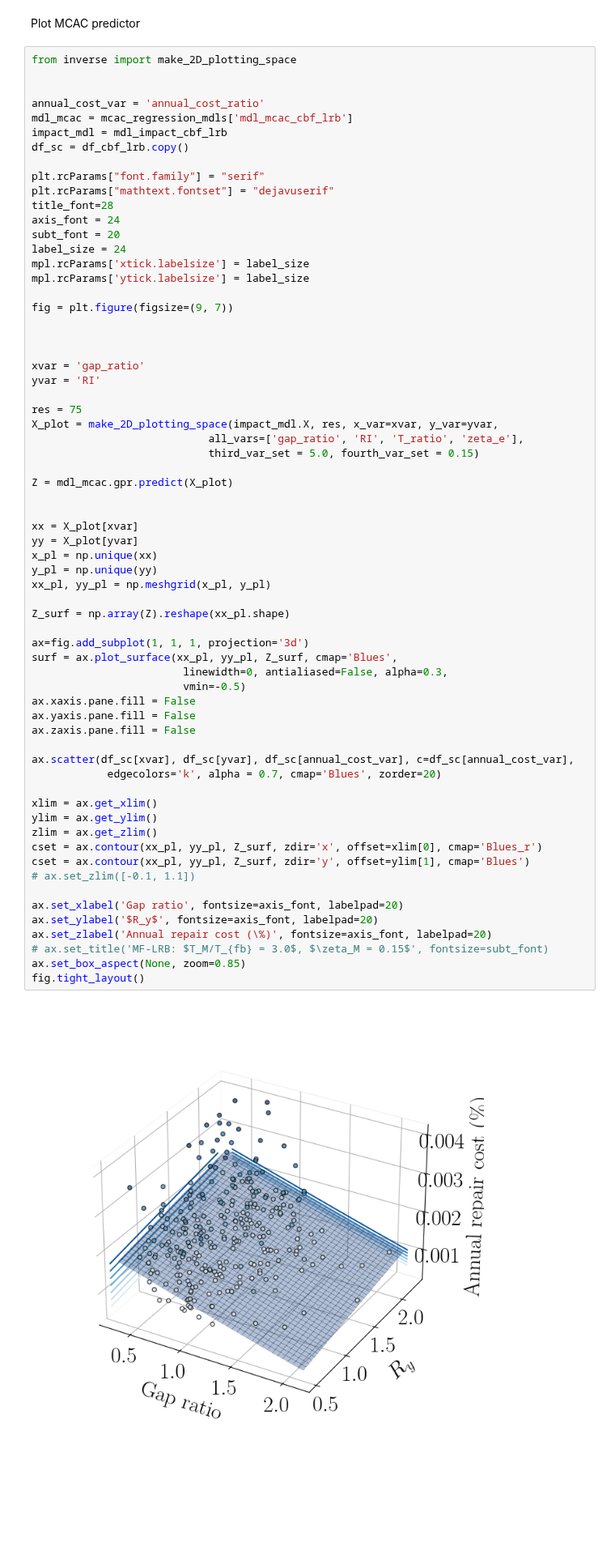
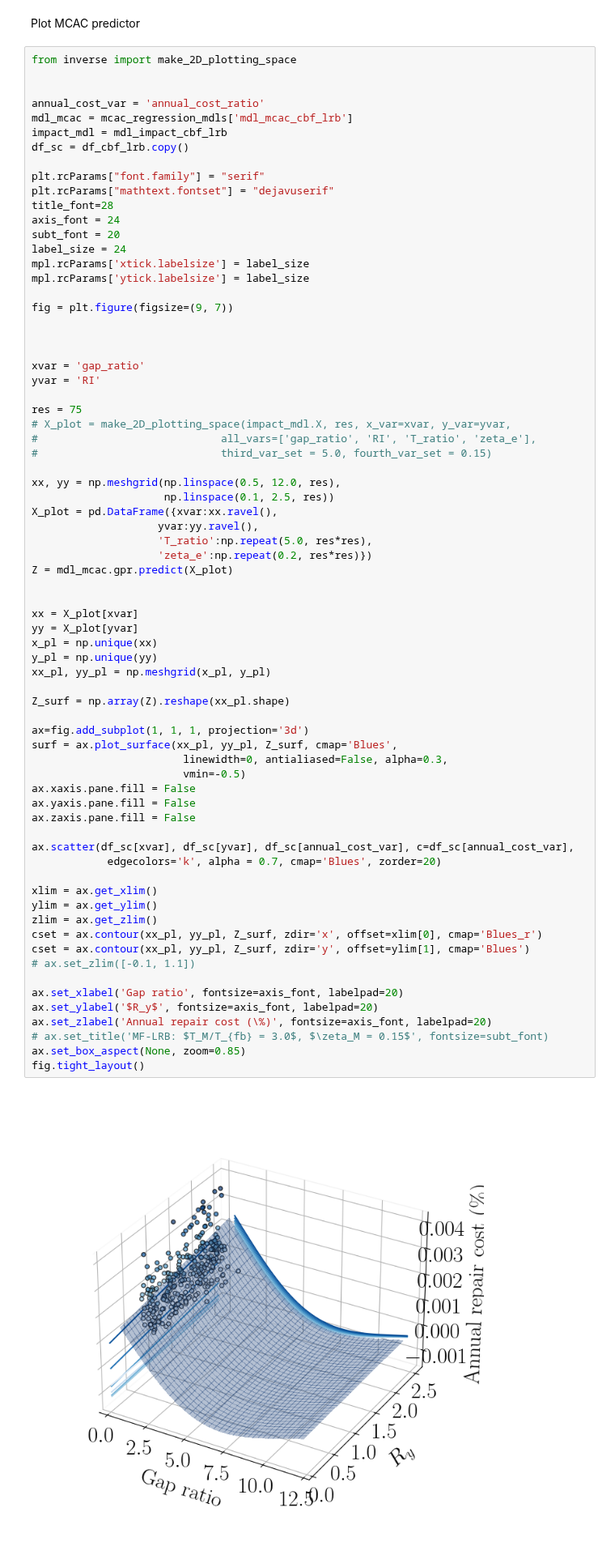
Before and after one commit to hgp297/isol-sys-database, a Jupyter notebook: src/analyses/time_anly.ipynb, the cells around one changed output. Shown at 81% size. Drawn from its saved outputs; the diff is of its cells as text; blank space fills up the shorter version.

```diff
--- a/src/analyses/time_anly.ipynb
+++ b/src/analyses/time_anly.ipynb
@@ -1142,10 +1142,16 @@ xvar = 'gap_ratio'
 yvar = 'RI'
 
 res = 75
-X_plot = make_2D_plotting_space(impact_mdl.X, res, x_var=xvar, y_var=yvar,
-                            all_vars=['gap_ratio', 'RI', 'T_ratio', 'zeta_e'],
-                            third_var_set = 5.0, fourth_var_set = 0.15)
+# X_plot = make_2D_plotting_space(impact_mdl.X, res, x_var=xvar, y_var=yvar,
+#                             all_vars=['gap_ratio', 'RI', 'T_ratio', 'zeta_e'],
+#                             third_var_set = 5.0, fourth_var_set = 0.15)
 
+xx, yy = np.meshgrid(np.linspace(0.5, 12.0, res),
+                     np.linspace(0.1, 2.5, res))
+X_plot = pd.DataFrame({xvar:xx.ravel(),
+                    yvar:yy.ravel(),
+                    'T_ratio':np.repeat(5.0, res*res),
+                    'zeta_e':np.repeat(0.2, res*res)})
 Z = mdl_mcac.gpr.predict(X_plot)
 
 
@@ -1155,34 +1161,34 @@ x_pl = np.unique(xx)
 y_pl = np.unique(yy)
 xx_pl, yy_pl = np.meshgrid(x_pl, y_pl)
 
 Z_surf = np.array(Z).reshape(xx_pl.shape)
 
 ax=fig.add_subplot(1, 1, 1, projection='3d')
 surf = ax.plot_surface(xx_pl, yy_pl, Z_surf, cmap='Blues',
                         linewidth=0, antialiased=False, alpha=0.3,
                         vmin=-0.5)
 ax.xaxis.pane.fill = False
 ax.yaxis.pane.fill = False
 ax.zaxis.pane.fill = False
 
 ax.scatter(df_sc[xvar], df_sc[yvar], df_sc[annual_cost_var], c=df_sc[annual_cost_var],
             edgecolors='k', alpha = 0.7, cmap='Blues', zorder=20)
 
 xlim = ax.get_xlim()
 ylim = ax.get_ylim()
 zlim = ax.get_zlim()
 cset = ax.contour(xx_pl, yy_pl, Z_surf, zdir='x', offset=xlim[0], cmap='Blues_r')
 cset = ax.contour(xx_pl, yy_pl, Z_surf, zdir='y', offset=ylim[1], cmap='Blues')
 # ax.set_zlim([-0.1, 1.1])
 
 ax.set_xlabel('Gap ratio', fontsize=axis_font, labelpad=20)
 ax.set_ylabel('$R_y$', fontsize=axis_font, labelpad=20)
 ax.set_zlabel('Annual repair cost (\%)', fontsize=axis_font, labelpad=20)
 # ax.set_title('MF-LRB: $T_M/T_{fb} = 3.0$, $\zeta_M = 0.15$', fontsize=subt_font)
 ax.set_box_aspect(None, zoom=0.85)
 fig.tight_layout()
 # %% [output]
-[figure, old version]
+[figure, new version]
 # %%
 #%% GP models for MCACs (done without impact classif)
 '''
```
Also changed, not shown: parts of 8 cells of this notebook.
